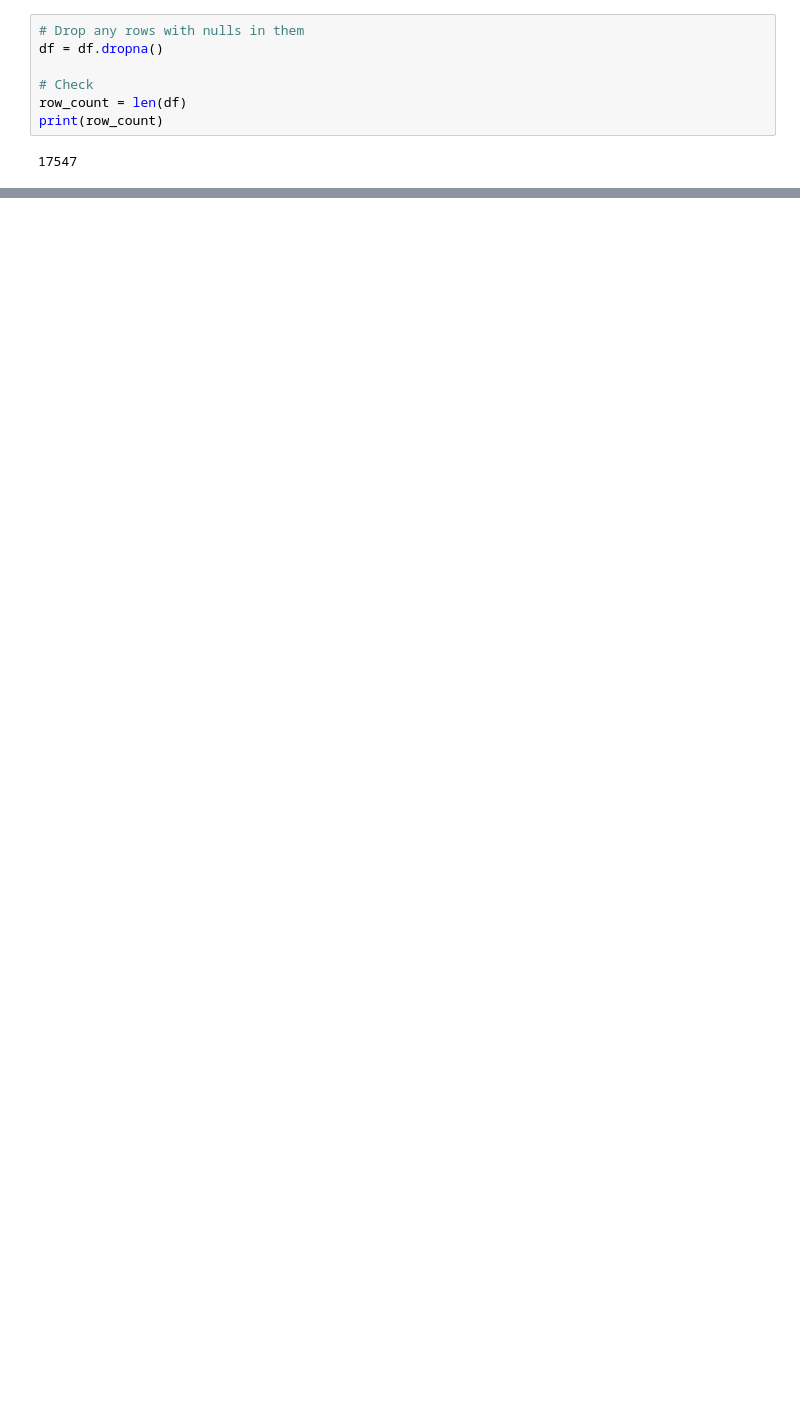
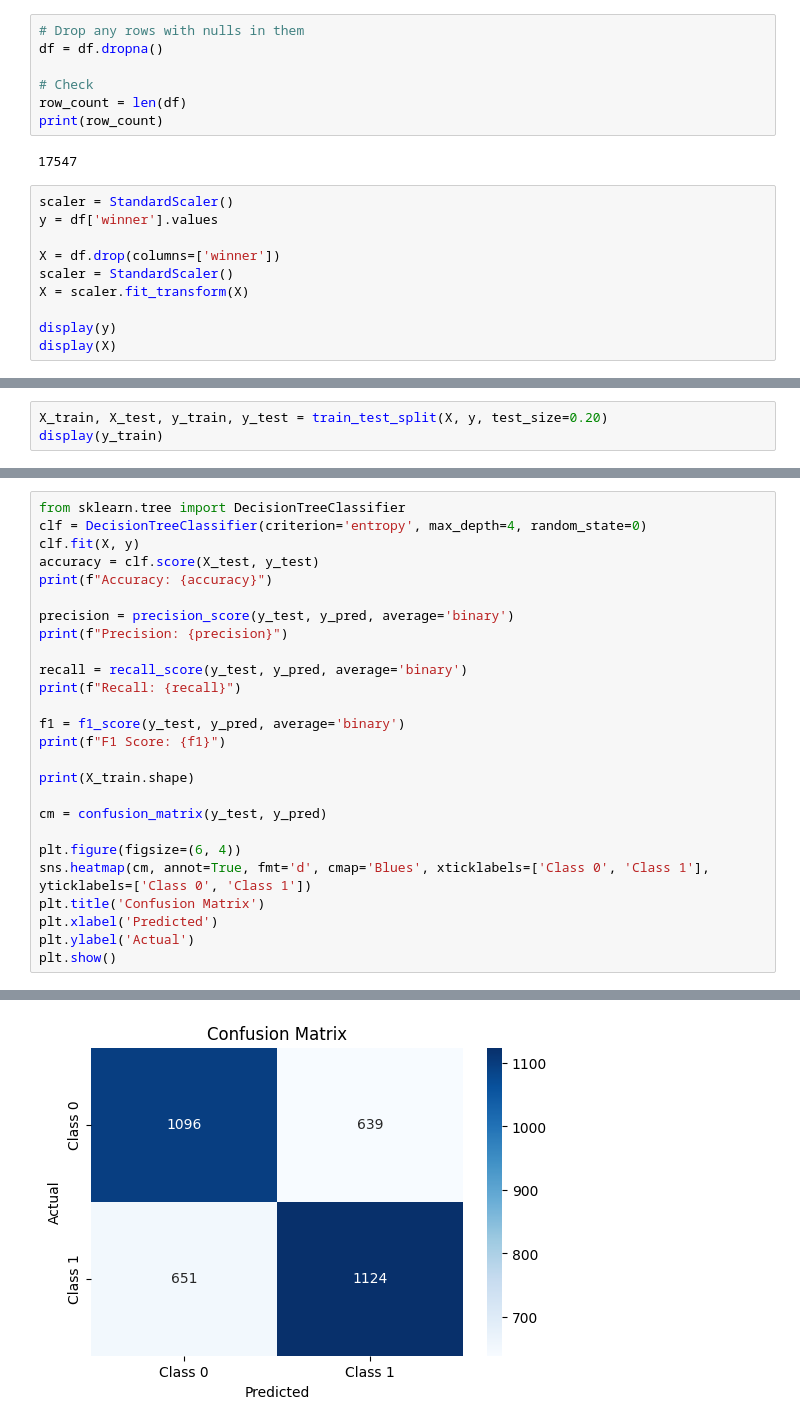
Before and after one commit to malangadan/Challengers, a Jupyter notebook: Challengers.ipynb, the cells around one changed output, grey strips where cells are left out. Saved outputs shown, nothing was run; the diff lists cells and outputs as text; blank space fills up the shorter version.

```diff
--- a/Challengers.ipynb
+++ b/Challengers.ipynb
@@ -158,3 +174,13 @@ row_count = len(df)
 print(row_count)
 # %% [output]
 17547
+# %%
+scaler = StandardScaler()
+y = df['winner'].values
+
+X = df.drop(columns=['winner'])
+scaler = StandardScaler()
+X = scaler.fit_transform(X)
+
+display(y)
+display(X)
@@ -160,0 +202,3 @@ print(row_count)
+# %%
+X_train, X_test, y_train, y_test = train_test_split(X, y, test_size=0.20)
+display(y_train)
@@ -160,0 +243,27 @@ print(row_count)
+# %%
+from sklearn.tree import DecisionTreeClassifier
+clf = DecisionTreeClassifier(criterion='entropy', max_depth=4, random_state=0)
+clf.fit(X, y)
+accuracy = clf.score(X_test, y_test)
+print(f"Accuracy: {accuracy}")
+
+precision = precision_score(y_test, y_pred, average='binary')
+print(f"Precision: {precision}")
+
+recall = recall_score(y_test, y_pred, average='binary')
+print(f"Recall: {recall}")
+
+f1 = f1_score(y_test, y_pred, average='binary')
+print(f"F1 Score: {f1}")
+
+print(X_train.shape)
+
+cm = confusion_matrix(y_test, y_pred)
+
+plt.figure(figsize=(6, 4))
+sns.heatmap(cm, annot=True, fmt='d', cmap='Blues', xticklabels=['Class 0', 'Class 1'], yticklabels=['Class 0', 'Class 1'])
+plt.title('Confusion Matrix')
+plt.xlabel('Predicted')
+plt.ylabel('Actual')
+plt.show()
+# %% [output]
@@ -160,0 +275 @@ print(row_count)
+[figure, added]
```
Also changed, not shown: parts of 12 cells of this notebook.
